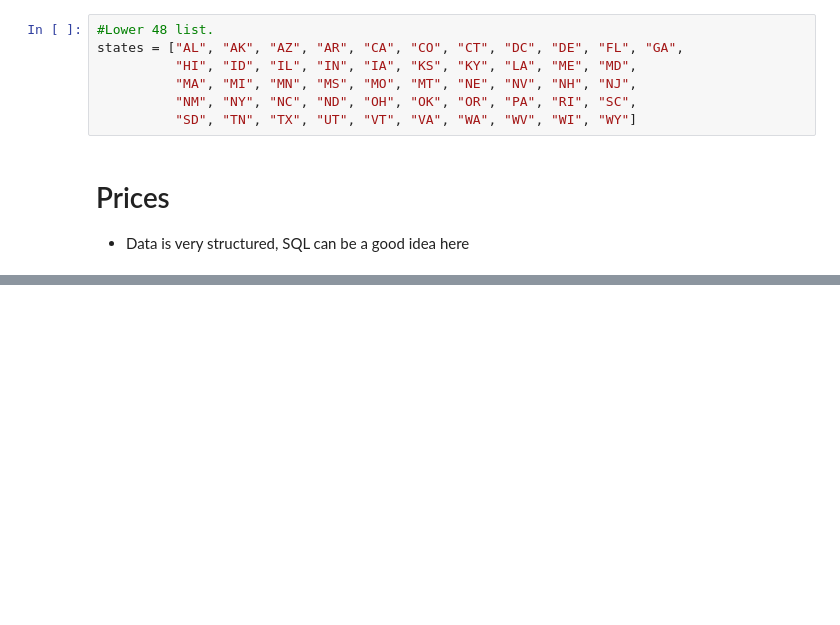
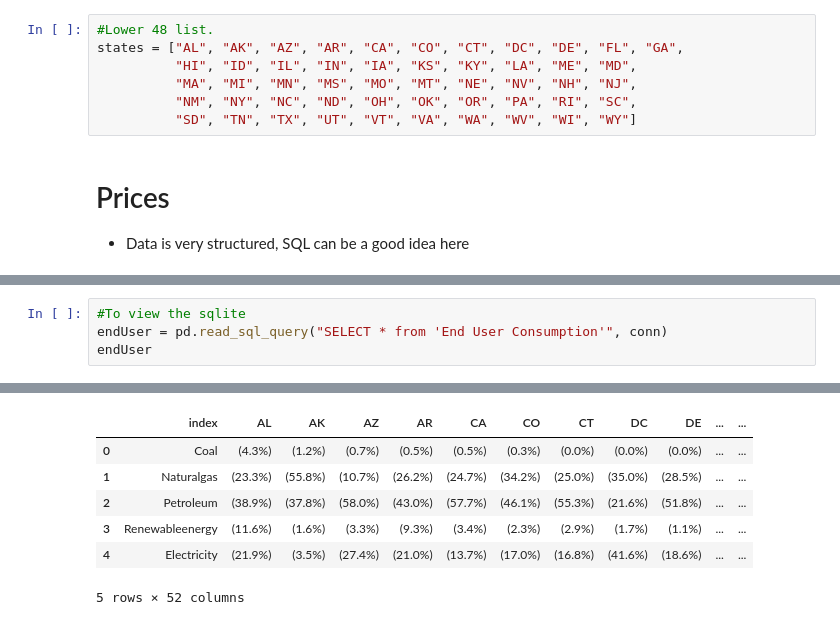
Before and after one commit to derrikdennis/ProjectEnergy, a Jupyter notebook: Sebastian/GiveMeData.ipynb, the cells around one changed output, grey strips where cells are left out. Saved outputs shown, nothing was run; the diff lists cells and outputs as text; blank space fills up the shorter version.

```diff
--- a/Sebastian/GiveMeData.ipynb
+++ b/Sebastian/GiveMeData.ipynb
@@ -249,0 +279,5 @@ for state in EndUseCosumption_df.keys():
+# %%
+#To view the sqlite
+endUser = pd.read_sql_query("SELECT * from 'End User Consumption'", conn)
+endUser
+# %% [output]
@@ -250 +286,8 @@ for state in EndUseCosumption_df.keys():
+|  | index | AL | AK | AZ | AR | CA | CO | CT | DC | DE | ... | ... |
+| 0 | Coal | (4.3%) | (1.2%) | (0.7%) | (0.5%) | (0.5%) | (0.3%) | (0.0%) | (0.0%) | (0.0%) | ... | ... |
+| 1 | Naturalgas | (23.3%) | (55.8%) | (10.7%) | (26.2%) | (24.7%) | (34.2%) | (25.0%) | (35.0%) | (28.5%) | ... | ... |
+| 2 | Petroleum | (38.9%) | (37.8%) | (58.0%) | (43.0%) | (57.7%) | (46.1%) | (55.3%) | (21.6%) | (51.8%) | ... | ... |
+| 3 | Renewableenergy | (11.6%) | (1.6%) | (3.3%) | (9.3%) | (3.4%) | (2.3%) | (2.9%) | (1.7%) | (1.1%) | ... | ... |
+| 4 | Electricity | (21.9%) | (3.5%) | (27.4%) | (21.0%) | (13.7%) | (17.0%) | (16.8%) | (41.6%) | (18.6%) | ... | ... |
+5 rows × 52 columns
 # %%
```
Also changed, not shown: parts of 10 cells of this notebook, 2 other files.
